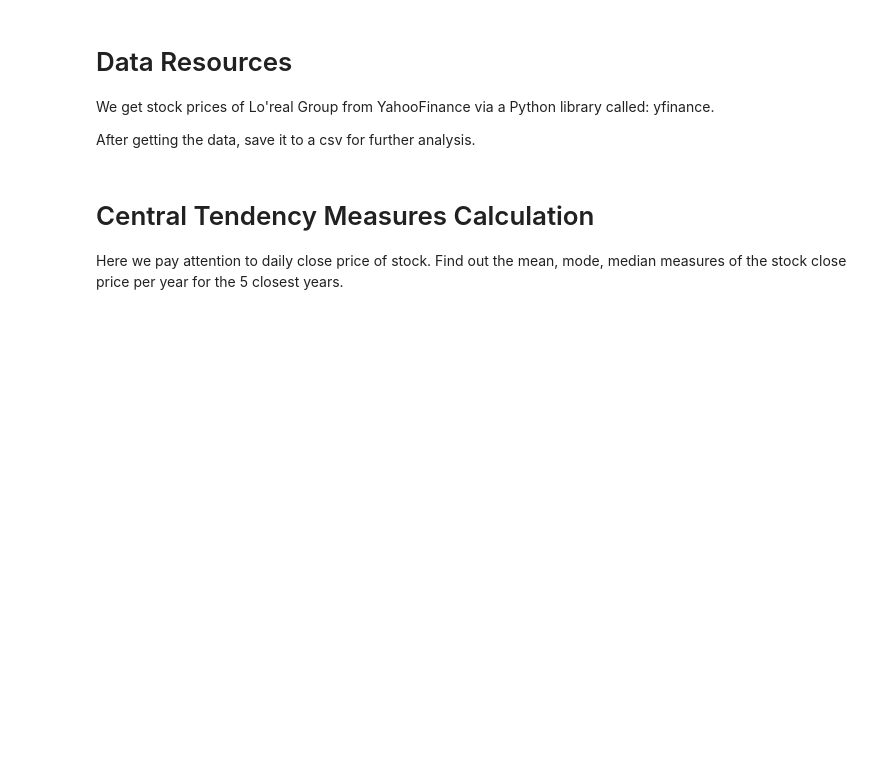
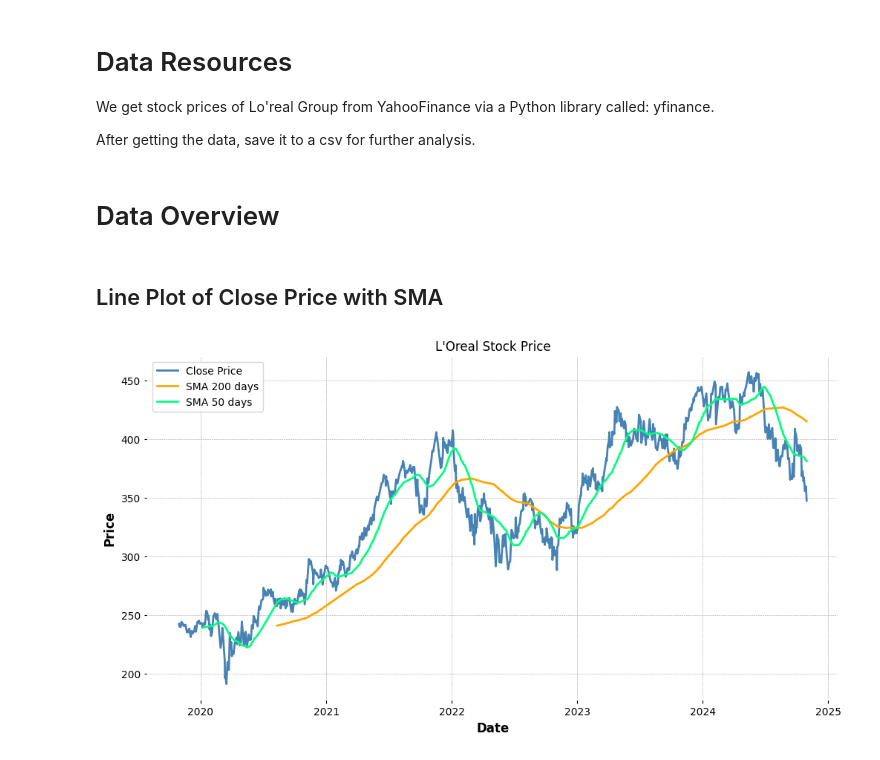
Before and after one commit to Ailey-Prmil/Statistics-Analysis-Project, a Jupyter notebook: Statistics Description/Loreal-EDA.ipynb, the cells around one changed output. Cells and saved outputs as stored; diff of their text form; code cells hidden in the pictures; blank space fills up the shorter version.

```diff
--- a/Statistics Description/Loreal-EDA.ipynb
+++ b/Statistics Description/Loreal-EDA.ipynb
@@ -20,7 +20,3 @@ df = loreal.history(period="5y")
 # Export raw data to csv
 path = '../Data/loreal_stock_price.csv'
 df.to_csv(path)
-# %% [markdown]
-# Central Tendency Measures Calculation
-
-Here we pay attention to daily close price of stock. Find out the mean, mode, median measures of the stock close price per year for the 5 closest years.
@@ -30,0 +23,24 @@ med_close_price = df['Close'].median()
+# %% [markdown]
+# Data Overview
+# %% [markdown]
+## Line Plot of Close Price with SMA
+# %%
+# Plot the data
+df['SMA_50'] = df['Close'].rolling(window=50).mean() # mid-term trend
+df['SMA_200'] = df['Close'].rolling(window=200).mean() # long-term trend
+
+plt.figure(figsize=(12, 6))
+
+plt.plot(df.index, df['Close'], label='Close Price', color='steelblue')
+# simple running average
+plt.plot(df.index, df['SMA_200'], label='SMA 200 days', color='orange')
+plt.plot(df.index, df['SMA_50'], label='SMA 50 days', color='springgreen')
+
+plt.title('L\'Oreal Stock Price')
+plt.xlabel('Date')
+plt.ylabel('Price')
+
+plt.legend()
+plt.show()
+# %% [output]
+[figure, added]
```
Also changed, not shown: parts of 17 cells of this notebook, 1 other file.
